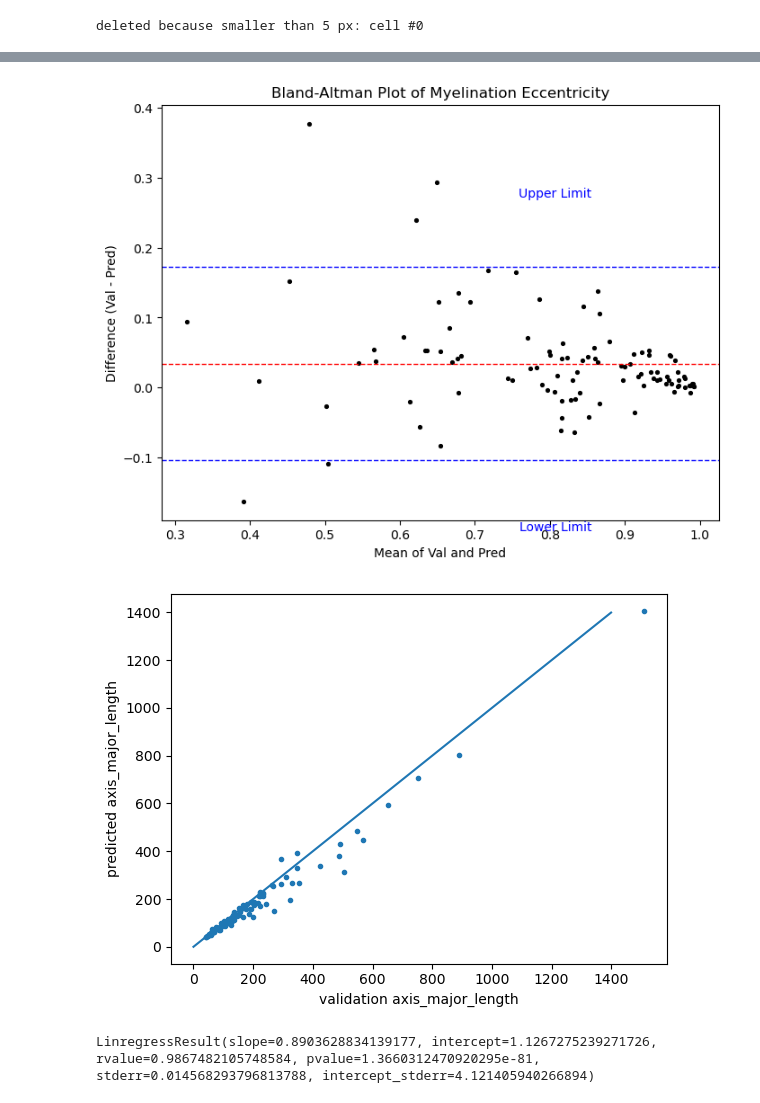
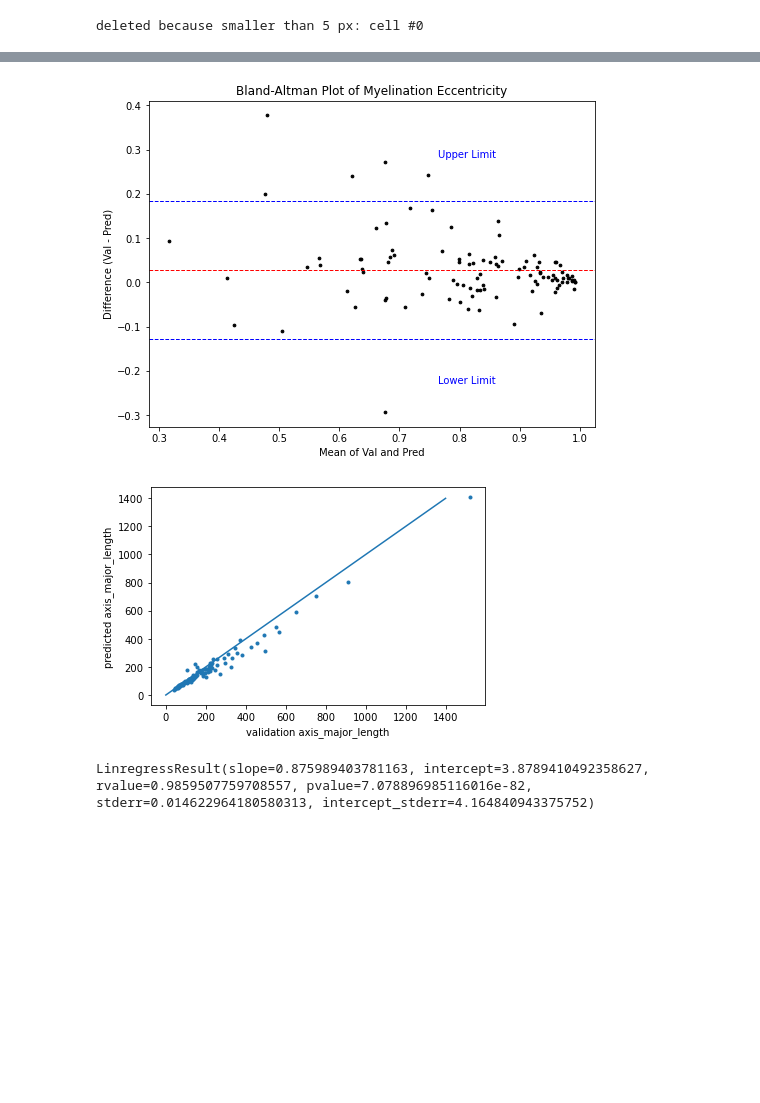
Before and after one commit to PhilipRuthig/EMtools, a Jupyter notebook: 4_validation.ipynb, the cells around one changed output, grey strips where cells are left out. Cells and saved outputs as stored; diff of their text form; code cells hidden in the pictures; blank space fills up the shorter version.

```diff
--- a/4_validation.ipynb
+++ b/4_validation.ipynb
@@ -421,32 +418,30 @@ pred_outer_labeled[pred_outer==False]=0
 
 # if fibers have a g ratio of >1, delete them from the predictions
 table = regionprops_table(label_image=pred_inner_labeled,
-                            properties=('label',
-                                        'axis_minor_length',))
+                          properties=('minor_axis_length',))
 measurements_inner = pd.DataFrame(table)
 
 table = regionprops_table(label_image=pred_outer_labeled,
-                        properties=('label',
-                                    'axis_minor_length',))
+                          properties=('minor_axis_length',))
 measurements_outer = pd.DataFrame(table)
 
-#re-label columns so they are accurate
+#re-label columns
 measurements_outer.columns = ['outer_' + col for col in measurements_outer.columns]
 measurements_inner.columns = ['inner_' + col for col in measurements_inner.columns]
 
 #put them in a single dataframe
 measurements = pd.concat([measurements_inner,measurements_outer],axis=1)
 
-px_size=5.23*4 # px size in nm
+px_size=4.3*4 # px size in nm
 
 # correct all lengths and areas to the right size
 factor_length = px_size / 1000 # 10^3 is from nm to µm
 factor_area = px_size * px_size / 1000000 # 10^6 is from nm² to µm²
-measurements['inner_axis_minor_length'] *= factor_length
-measurements['outer_axis_minor_length'] *= factor_length
+measurements['inner_minor_axis_length'] *= factor_length
+measurements['outer_minor_axis_length'] *= factor_length
 
 #add gratio to combined dataframe
-measurements['gratio'] = measurements['inner_axis_minor_length']/measurements['outer_axis_minor_length']
+measurements['gratio'] = measurements['inner_minor_axis_length']/measurements['outer_minor_axis_length']
 
 # remove all cells with gratio >1 (since that is impossible)
 index_gratio_greater_than_1 = list(measurements[measurements['gratio'] > 1].index)
@@ -498,7 +493,8 @@ print(iou_inner_before,iou_outer_before,dice_inner_before,dice_outer_before)
 # %%
 n_false_positive = 0
 n_false_negative = 0
-overlap_thresh = 0.4
+overlap_thresh = 0.05
+# overlap_thresh = 0.4
 
 overlap_perc_list_1 = []
 overlap_perc_list_2 = []
@@ -1262,11 +1274,11 @@ table_outer_pred = regionprops_table(label_image=pred_outer_labeled,
                           properties=('label',
                                       'area',
                                       'centroid',
-                                      'axis_major_length',
-                                      'axis_minor_length',
+                                      'major_axis_length',
+                                      'minor_axis_length',
                                       'eccentricity',
                                       'extent',
-                                      'equivalent_diameter_area',
+                                    #   'equivalent_diameter_area',
                                       'orientation',
                                       'slice'))
 measurements_outer_pred = pd.DataFrame(table_outer_pred)
@@ -1276,19 +1288,19 @@ table_outer_val = regionprops_table(label_image=val_outer_labeled,
                               properties=('label',
                                           'area',
                                           'centroid',
-                                          'axis_major_length',
-                                          'axis_minor_length',
+                                        'major_axis_length',
+                                        'minor_axis_length',
                                           'eccentricity',
                                           'extent',
-                                          'equivalent_diameter_area',
+                                        #   'equivalent_diameter_area',
                                           'orientation',
                                           'slice'))
 measurements_outer_val = pd.DataFrame(table_outer_val)
 #measurements_outer_val.drop(66,inplace=True)
 
 # drop uninteresting columns for now
-measurements_outer_val=measurements_outer_val.drop(columns=['label','centroid-0','centroid-1','extent','equivalent_diameter_area','orientation','slice'])
-measurements_outer_pred=measurements_outer_pred.drop(columns=['label','centroid-0','centroid-1','extent','equivalent_diameter_area','orientation','slice'])
+measurements_outer_val=measurements_outer_val.drop(columns=['label','centroid-0','centroid-1','extent','orientation','slice'])
+measurements_outer_pred=measurements_outer_pred.drop(columns=['label','centroid-0','centroid-1','extent','orientation','slice'])
 
 # calculate mean and std of all columns for both dataframes
 stats_outer_pred = pd.concat([measurements_outer_pred.mean(),measurements_outer_pred.median(), measurements_outer_pred.std()], axis=1)
@@ -1405,25 +1417,25 @@ plt.savefig(save_path + "\outer_ecc_ba.png",dpi=500)
 # Display the plot
 plt.show()
 # %% [output]
-[figure, old version]
+[figure, new version]
 # %%
 x = np.arange(0,1400)
 y = np.arange(0,1400)
-set_val = (measurements_outer_val['axis_major_length'])
-set_pred = (measurements_outer_pred['axis_major_length'])
+set_val = (measurements_outer_val['major_axis_length'])
+set_pred = (measurements_outer_pred['major_axis_length'])
 
 stats_val_pred = scipy.stats.linregress(set_val,set_pred)
 
 plt.scatter(set_val,set_pred,marker='.')
 plt.plot(x,y)
 plt.xlabel('validation axis_major_length')
 plt.ylabel('predicted axis_major_length')
 plt.savefig(save_path + "\outer_major.png",dpi=500)
 plt.show()
 print(stats_val_pred)
 # %% [output]
-[figure, old version]
+[figure, new version]
-LinregressResult(slope=0.8903628834139177, intercept=1.1267275239271726, rvalue=0.9867482105748584, pvalue=1.3660312470920295e-81, stderr=0.014568293796813788, intercept_stderr=4.121405940266894)
+LinregressResult(slope=0.875989403781163, intercept=3.8789410492358627, rvalue=0.9859507759708557, pvalue=7.078896985116016e-82, stderr=0.014622964180580313, intercept_stderr=4.164840943375752)
 # %%
 # Assuming set_val and set_pred are numpy arrays or lists
 set_val = np.array(set_val)
```
Also changed, not shown: parts of 53 cells of this notebook, 29 other files.
